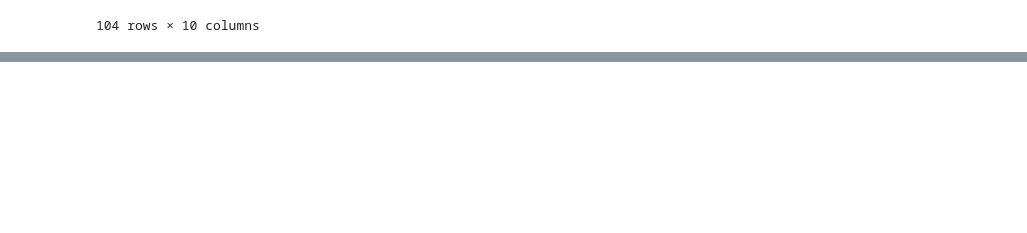
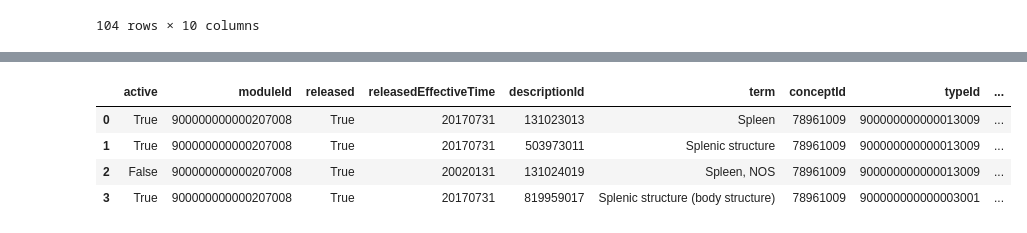
Before and after one commit to ImagingDataCommons/CloudSegmentator, a Jupyter notebook: Notebooks/Totalsegmentator/slicerMappingsTotalSegmentator.ipynb, the cells around one changed output, grey strips where cells are left out. Drawn from its saved outputs; the diff is of its cells as text; code cells hidden in the pictures; blank space fills up the shorter version.

```diff
--- a/Notebooks/Totalsegmentator/slicerMappingsTotalSegmentator.ipynb
+++ b/Notebooks/Totalsegmentator/slicerMappingsTotalSegmentator.ipynb
@@ -104,3 +105,20 @@ df
 | 102 | iliopsoas_right | SCT | 123037004 | Anatomical Structure | SCT | ... |
 | 103 | urinary_bladder | SCT | 123037004 | Anatomical Structure | SCT | ... |
 104 rows × 10 columns
+# %%
+df1=df[['Structure',
+       'SegmentedPropertyCategoryCodeSequence.CodingSchemeDesignator',
+       'SegmentedPropertyCategoryCodeSequence.CodeValue',
+       'SegmentedPropertyCategoryCodeSequence.CodeMeaning']]
+
+df2=df[['Structure',
+       'SegmentedPropertyTypeCodeSequence.CodingSchemeDesignator',
+       'SegmentedPropertyTypeCodeSequence.CodeValue',
+       'SegmentedPropertyTypeCodeSequence.CodeMeaning',
+]]
+df3=df[['Structure',
+
+       'SegmentedPropertyTypeModifierCodeSequence.CodingSchemeDesignator',
+       'SegmentedPropertyTypeModifierCodeSequence.CodeValue',
+       'SegmentedPropertyTypeModifierCodeSequence.CodeMeaning'
+]]
@@ -106,0 +241,22 @@ df
+# %%
+import requests
+import pandas as pd
+url = 'https://browser.ihtsdotools.org/snowstorm/snomed-ct/MAIN/2019-07-31/descriptions?conceptId=78961009&acceptabilityMap.900000000000509007=PREFERRED'
+headers = { 'User-Agent': 'Python'}
+
+response = requests.get(url, headers=headers)
+
+# Check the response status code
+if response.status_code == 200:
+    data = response.json()
+    # Load the data into a DataFrame
+    df = pd.json_normalize(data['items'])
+else:
+    print(f'An error occurred: {response.status_code}')
+df
+# %% [output]
+|  | active | moduleId | released | releasedEffectiveTime | descriptionId | term | conceptId | typeId | ... |
+| 0 | True | 900000000000207008 | True | 20170731 | 131023013 | Spleen | 78961009 | 900000000000013009 | ... |
+| 1 | True | 900000000000207008 | True | 20170731 | 503973011 | Splenic structure | 78961009 | 900000000000013009 | ... |
+| 2 | False | 900000000000207008 | True | 20020131 | 131024019 | Spleen, NOS | 78961009 | 900000000000013009 | ... |
+| 3 | True | 900000000000207008 | True | 20170731 | 819959017 | Splenic structure (body structure) | 78961009 | 900000000000003001 | ... |
```
Also changed, not shown: parts of 6 cells of this notebook.
